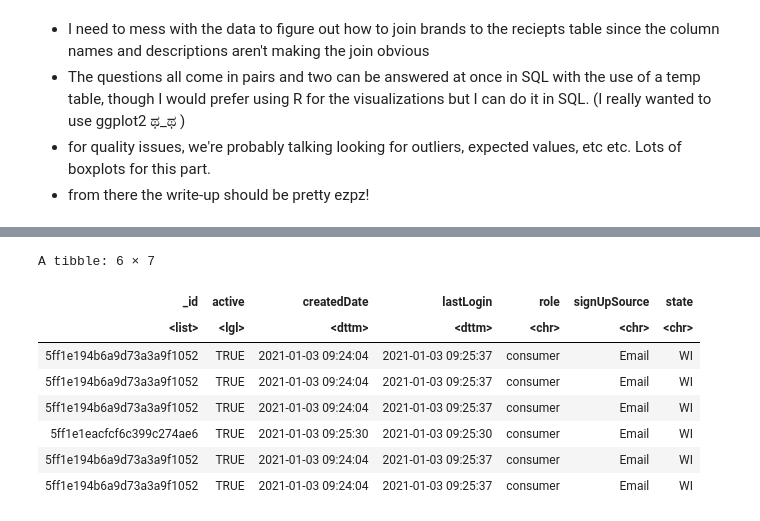
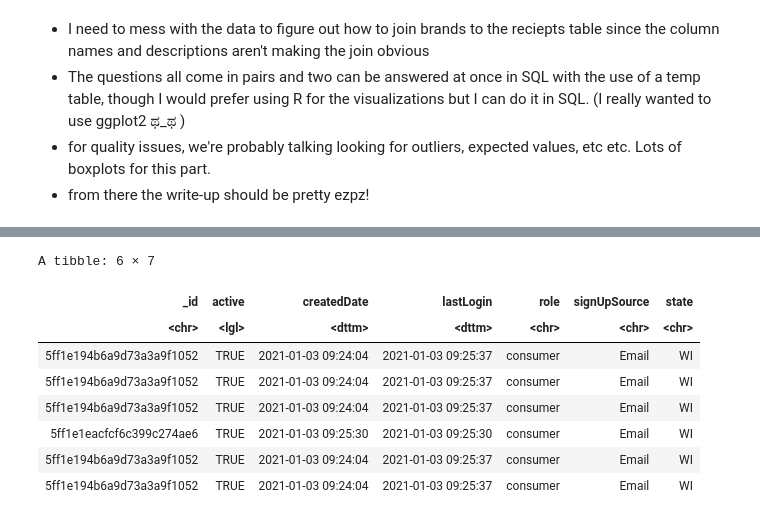
Before and after one commit to deannas101/Fetch_Data_Analyst, a Jupyter notebook: Raw Code/Data Analyst Application - Thought Process.ipynb, the cells around one changed output, grey strips where cells are left out. Saved outputs shown, nothing was run; the diff lists cells and outputs as text; code cells hidden in the pictures.

```diff
--- a/Raw Code/Data Analyst Application - Thought Process.ipynb
+++ b/Raw Code/Data Analyst Application - Thought Process.ipynb
@@ -85,13 +84,14 @@ A tibble: 6 × 48
 | 5ff1e1d20a7214ada1000561 | 5 | All-receipts receipt bonus | 2021-01-03 09:25:06 | 2021-01-03 09:25:06 | 2021-01-03 09:25:11 | 2021-01-03 09:25:11 | ... |
 # %%
 users$'_id' <- flatten(users$'_id')
+users$'_id' <- as.character(users$'_id')
 
 users <- tibble(users)
 head(users)
 # %% [output]
 A tibble: 6 × 7
 | _id | active | createdDate | lastLogin | role | signUpSource | state |
-| <list> | <lgl> | <dttm> | <dttm> | <chr> | <chr> | <chr> |
+| <chr> | <lgl> | <dttm> | <dttm> | <chr> | <chr> | <chr> |
 | 5ff1e194b6a9d73a3a9f1052 | TRUE | 2021-01-03 09:24:04 | 2021-01-03 09:25:37 | consumer | Email | WI |
 | 5ff1e194b6a9d73a3a9f1052 | TRUE | 2021-01-03 09:24:04 | 2021-01-03 09:25:37 | consumer | Email | WI |
 | 5ff1e194b6a9d73a3a9f1052 | TRUE | 2021-01-03 09:24:04 | 2021-01-03 09:25:37 | consumer | Email | WI |
```
Also changed, not shown: parts of 15 cells of this notebook, 7 other files.
